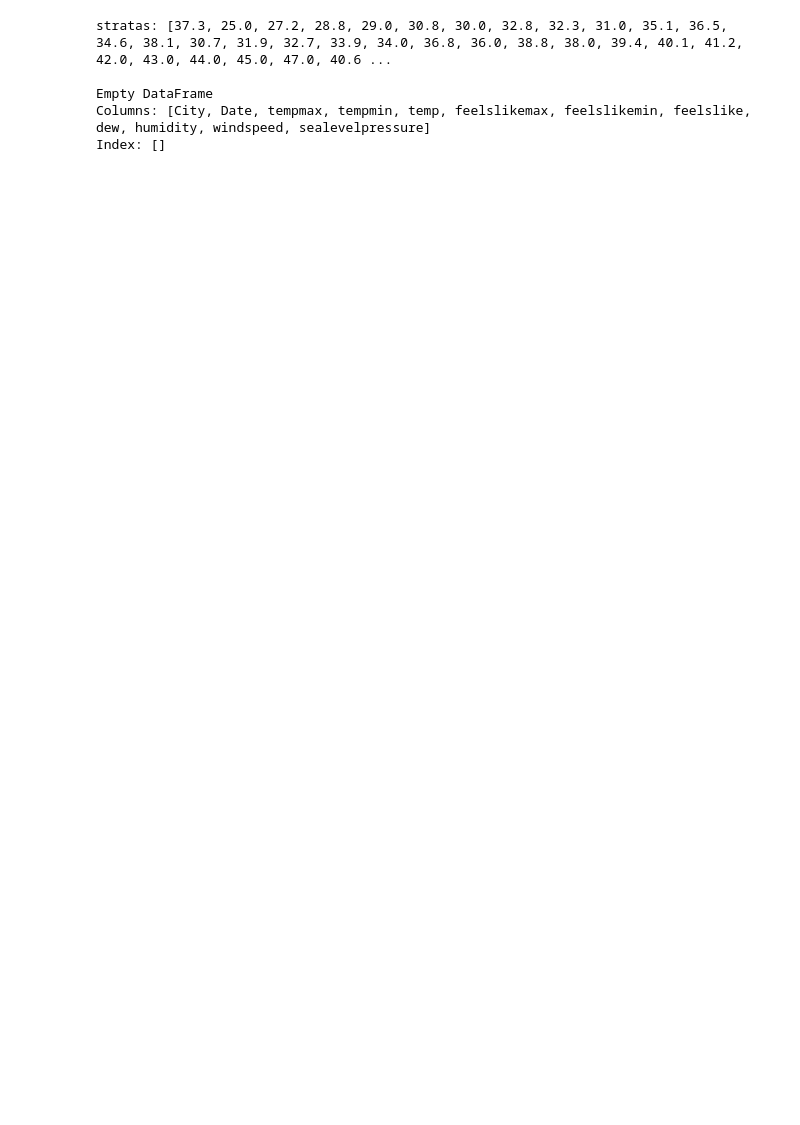
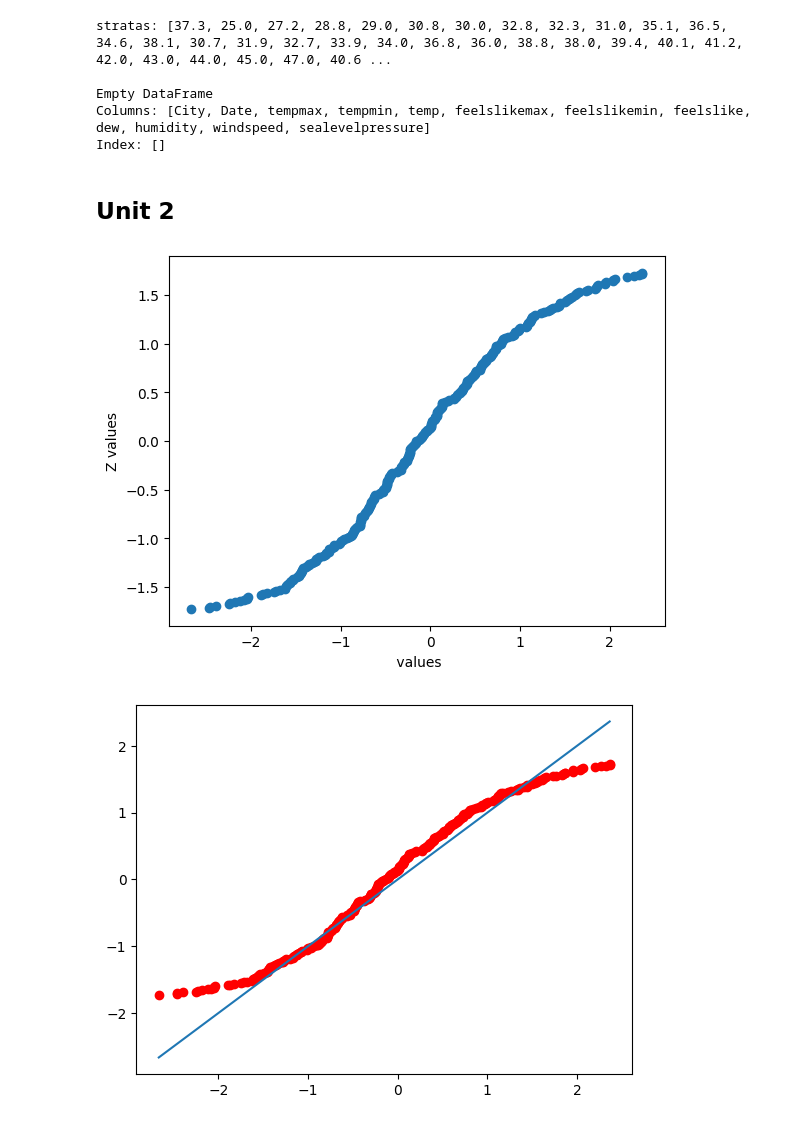
Before and after one commit to namita-ach/SDS-HW, a Jupyter notebook: Summary_statistics.ipynb, the cells around one changed output. Cells and saved outputs as stored; diff of their text form; code cells hidden in the pictures; blank space fills up the shorter version.

```diff
--- a/Summary_statistics.ipynb
+++ b/Summary_statistics.ipynb
@@ -586,3 +588,5 @@ stratas: [37.3, 25.0, 27.2, 28.8, 29.0, 30.8, 30.0, 32.8, 32.3, 31.0, 35.1, 36.5
 Empty DataFrame
 Columns: [City, Date, tempmax, tempmin, temp, feelslikemax, feelslikemin, feelslike, dew, humidity, windspeed, sealevelpressure]
 Index: []
+# %% [markdown]
+## Unit 2
@@ -588,0 +599,19 @@ Index: []
+# %%
+def npp(data):
+    data = sorted(data)
+    p = [(data.index(i)-0.5)/len(data) for i in data]
+    z = zscore(p)
+
+    plt.scatter(data, z)
+    plt.ylabel('Z values')
+    plt.xlabel(' values')
+    plt.show()
+    plt.plot(data,  z,'ro',data,  data)
+    plt.show()
+# %%
+n = 300
+info = np.random.randn(n)
+npp(info)
+# %% [output]
+[figure, added]
+[figure, added]
```
Also changed, not shown: parts of 13 cells of this notebook.
